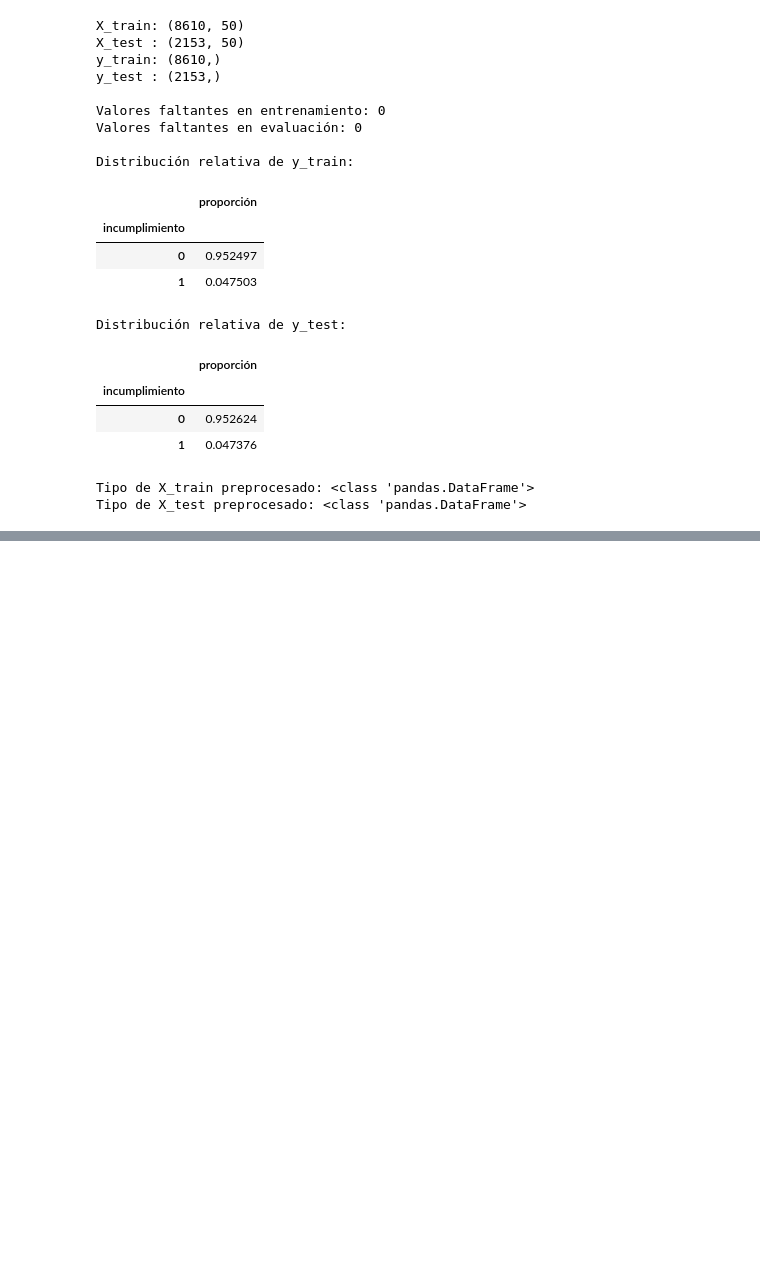
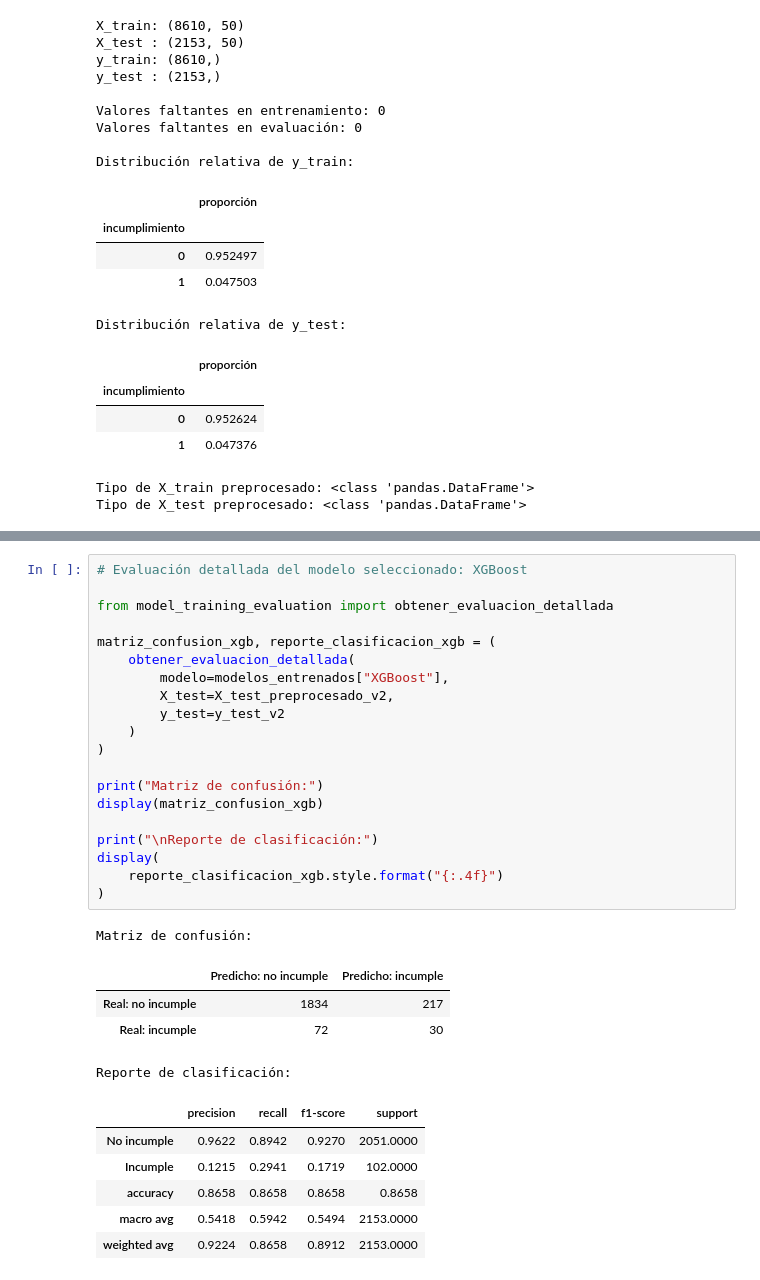
Before and after one commit to Diiimas/mlops_pipeline, a Jupyter notebook: src/comprension_eda.ipynb, the cells around one changed output, grey strips where cells are left out. Drawn from its saved outputs; the diff is of its cells as text; blank space fills up the shorter version.

Commit message:
feat: entrenar y evaluar modelos supervisados

```diff
--- a/src/comprension_eda.ipynb
+++ b/src/comprension_eda.ipynb
@@ -3891,0 +3929,32 @@ Tipo de X_test preprocesado: <class 'pandas.DataFrame'>
+# %%
+# Evaluación detallada del modelo seleccionado: XGBoost
+
+from model_training_evaluation import obtener_evaluacion_detallada
+
+matriz_confusion_xgb, reporte_clasificacion_xgb = (
+    obtener_evaluacion_detallada(
+        modelo=modelos_entrenados["XGBoost"],
+        X_test=X_test_preprocesado_v2,
+        y_test=y_test_v2
+    )
+)
+
+print("Matriz de confusión:")
+display(matriz_confusion_xgb)
+
+print("\nReporte de clasificación:")
+display(
+    reporte_clasificacion_xgb.style.format("{:.4f}")
+)
+# %% [output]
+Matriz de confusión:
+|  | Predicho: no incumple | Predicho: incumple |
+| Real: no incumple | 1834 | 217 |
+| Real: incumple | 72 | 30 |
+Reporte de clasificación:
+|  | precision | recall | f1-score | support |
+| No incumple | 0.9622 | 0.8942 | 0.9270 | 2051.0000 |
+| Incumple | 0.1215 | 0.2941 | 0.1719 | 102.0000 |
+| accuracy | 0.8658 | 0.8658 | 0.8658 | 0.8658 |
+| macro avg | 0.5418 | 0.5942 | 0.5494 | 2153.0000 |
+| weighted avg | 0.9224 | 0.8658 | 0.8912 | 2153.0000 |
```
Also changed, not shown: parts of 1 cell of this notebook, 1 other file.
